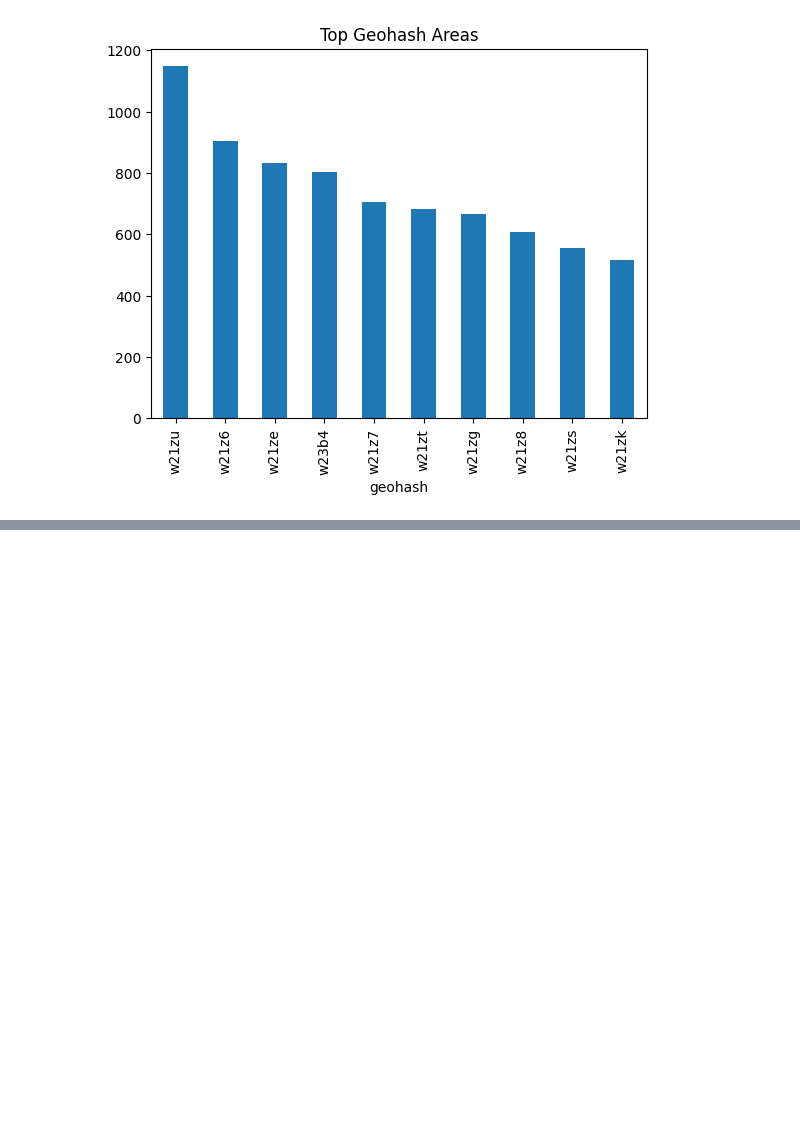
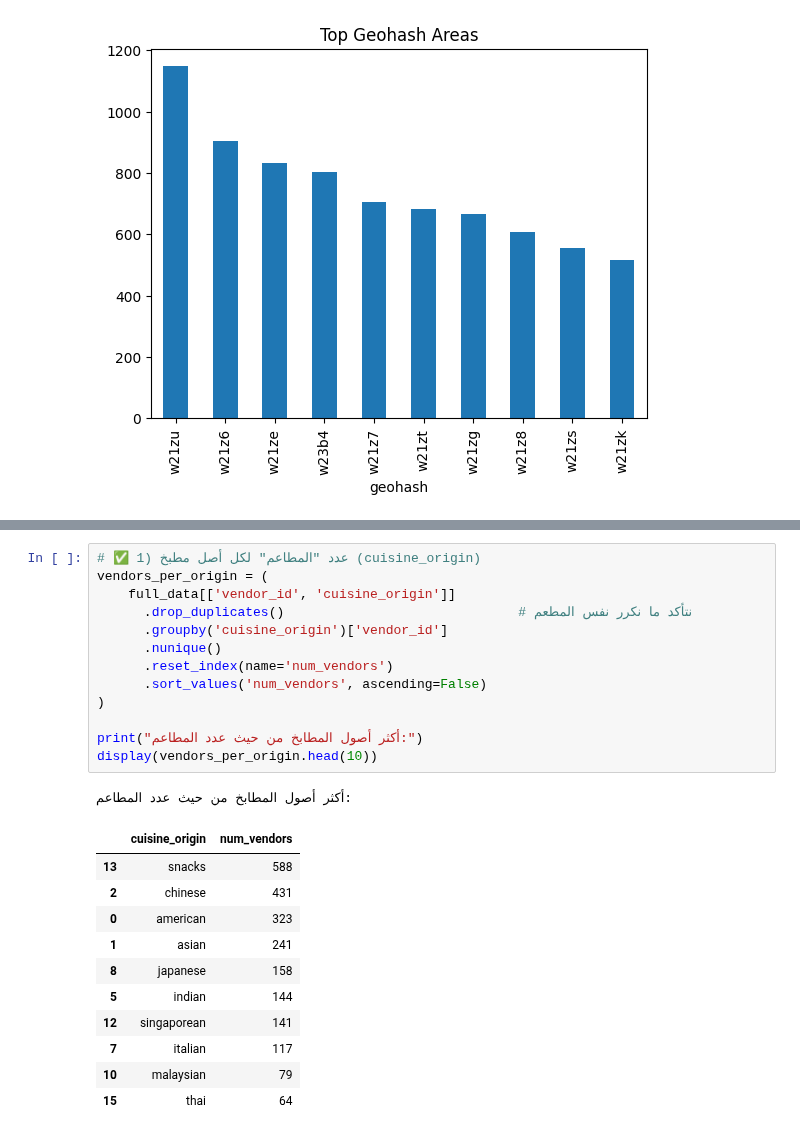
Before and after one commit to Alanoudis/food-delivery-rec, a Jupyter notebook: notebooks/rema/data_explor_reemaalg.ipynb, the cells around one changed output, grey strips where cells are left out. Cells and saved outputs as stored; diff of their text form; blank space fills up the shorter version.

```diff
--- a/notebooks/rema/data_explor_reemaalg.ipynb
+++ b/notebooks/rema/data_explor_reemaalg.ipynb
@@ -718,0 +820,26 @@ orders['geohash'].value_counts().head(10).plot(kind='bar', title='Top Geohash Ar
+# %%
+# ✅ 1) عدد "المطاعم" لكل أصل مطبخ (cuisine_origin)
+vendors_per_origin = (
+    full_data[['vendor_id', 'cuisine_origin']]
+      .drop_duplicates()                              # نتأكد ما نكرر نفس المطعم
+      .groupby('cuisine_origin')['vendor_id']
+      .nunique()
+      .reset_index(name='num_vendors')
+      .sort_values('num_vendors', ascending=False)
+)
+
+print("أكثر أصول المطابخ من حيث عدد المطاعم:")
+display(vendors_per_origin.head(10))
+# %% [output]
+أكثر أصول المطابخ من حيث عدد المطاعم:
+|  | cuisine_origin | num_vendors |
+| 13 | snacks | 588 |
+| 2 | chinese | 431 |
+| 0 | american | 323 |
+| 1 | asian | 241 |
+| 8 | japanese | 158 |
+| 5 | indian | 144 |
+| 12 | singaporean | 141 |
+| 7 | italian | 117 |
+| 10 | malaysian | 79 |
+| 15 | thai | 64 |
```
Also changed, not shown: parts of 18 cells of this notebook, 1 other file.
